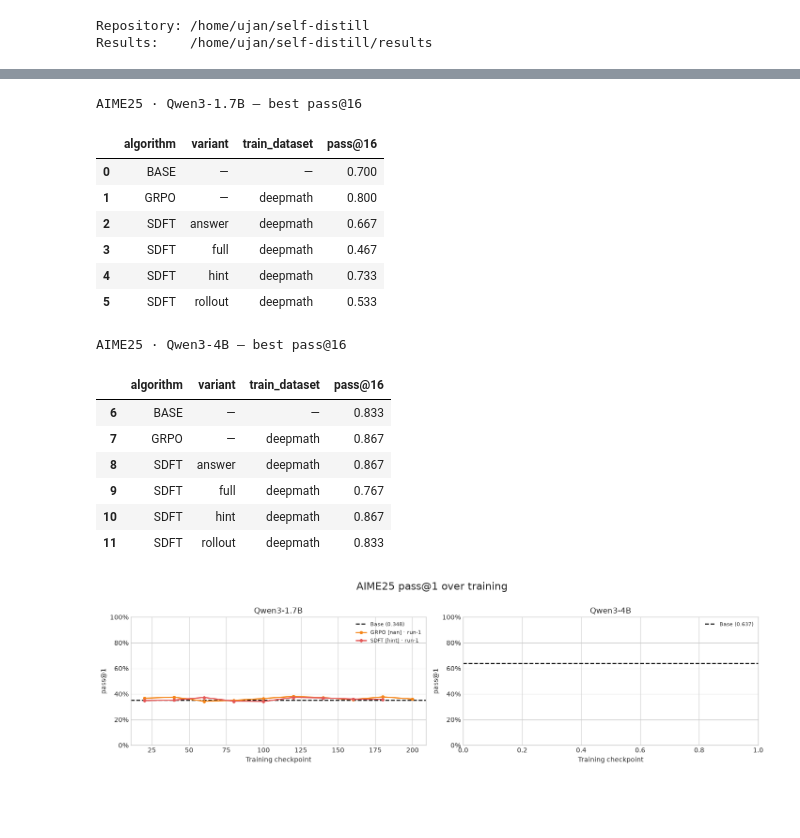
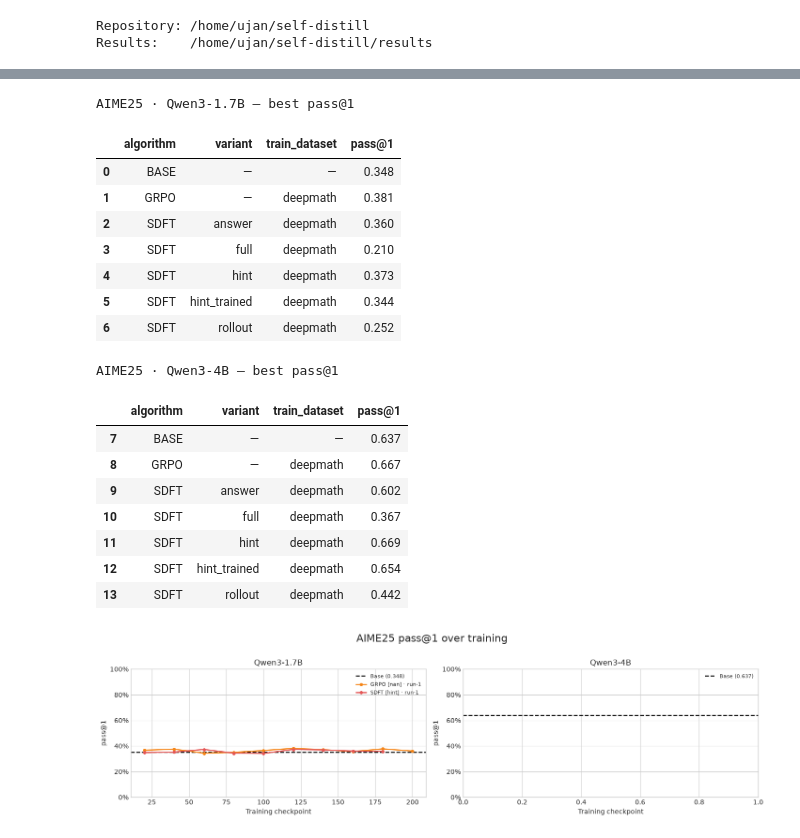
Before and after one commit to tatami-galaxy/self-distill, a Jupyter notebook: eval/viz/results_overview.ipynb, the cells around one changed output, grey strips where cells are left out. Drawn from its saved outputs; the diff is of its cells as text; code cells hidden in the pictures; blank space fills up the shorter version.

```diff
--- a/eval/viz/results_overview.ipynb
+++ b/eval/viz/results_overview.ipynb
@@ -179,5 +179,5 @@ Loaded 102 AIME25 summaries across 2 models.
 # %%
-AIME_BEST_K = 16  # Choose 1, 8, or 16.
+AIME_BEST_K = 1  # Choose 1, 8, or 16.
 AIME_BEST_METRIC = f"pass@{AIME_BEST_K}"
 if AIME_BEST_K not in {1, 8, 16}:
     raise ValueError(f"AIME_BEST_K must be one of 1, 8, or 16; got {AIME_BEST_K}")
@@ -226,49 +226,51 @@ def best_aime_by_algo(frame: pd.DataFrame, metric: str) -> pd.DataFrame:
 aime_best = best_aime_by_algo(aime, AIME_BEST_METRIC)
 for model, model_results in aime_best.groupby("model", sort=True):
     table = model_results[
         [
             "algo", "variant", "run", "step", "train_dataset",
             "pass@1", "pass@8", "pass@16", "schema_version",
         ]
     ].copy()
     table["algorithm"] = table.pop("algo").str.upper()
     for column in ("variant", "run", "train_dataset"):
         table[column] = table[column].fillna("—")
     table = table[
         [
             "algorithm", "variant", "train_dataset",
             f"pass@{AIME_BEST_K}",
         ]
     ]
     display(
         table.style
         .set_caption(f"{AIME_LABEL} · {model} — best {AIME_BEST_METRIC}")
         .format({"pass@1": "{:.3f}", "pass@8": "{:.3f}", "pass@16": "{:.3f}"})
         .set_properties(**{"text-align": "center"})
         .set_table_styles([
             {"selector": "th", "props": [("text-align", "center")]},
         ])
         .background_gradient(
             subset=[AIME_BEST_METRIC], cmap="Blues", vmin=0, vmax=1
         )
     )
 # %% [output]
-AIME25 · Qwen3-1.7B — best pass@16
+AIME25 · Qwen3-1.7B — best pass@1
-|  | algorithm | variant | train_dataset | pass@16 |
-| 0 | BASE | — | — | 0.700 |
-| 1 | GRPO | — | deepmath | 0.800 |
-| 2 | SDFT | answer | deepmath | 0.667 |
-| 3 | SDFT | full | deepmath | 0.467 |
-| 4 | SDFT | hint | deepmath | 0.733 |
-| 5 | SDFT | rollout | deepmath | 0.533 |
+|  | algorithm | variant | train_dataset | pass@1 |
+| 0 | BASE | — | — | 0.348 |
+| 1 | GRPO | — | deepmath | 0.381 |
+| 2 | SDFT | answer | deepmath | 0.360 |
+| 3 | SDFT | full | deepmath | 0.210 |
+| 4 | SDFT | hint | deepmath | 0.373 |
+| 5 | SDFT | hint_trained | deepmath | 0.344 |
+| 6 | SDFT | rollout | deepmath | 0.252 |
-AIME25 · Qwen3-4B — best pass@16
+AIME25 · Qwen3-4B — best pass@1
-|  | algorithm | variant | train_dataset | pass@16 |
-| 6 | BASE | — | — | 0.833 |
-| 7 | GRPO | — | deepmath | 0.867 |
-| 8 | SDFT | answer | deepmath | 0.867 |
-| 9 | SDFT | full | deepmath | 0.767 |
-| 10 | SDFT | hint | deepmath | 0.867 |
-| 11 | SDFT | rollout | deepmath | 0.833 |
+|  | algorithm | variant | train_dataset | pass@1 |
+| 7 | BASE | — | — | 0.637 |
+| 8 | GRPO | — | deepmath | 0.667 |
+| 9 | SDFT | answer | deepmath | 0.602 |
+| 10 | SDFT | full | deepmath | 0.367 |
+| 11 | SDFT | hint | deepmath | 0.669 |
+| 12 | SDFT | hint_trained | deepmath | 0.654 |
+| 13 | SDFT | rollout | deepmath | 0.442 |
 # %%
 ALGO_COLORS = {
     "sft": "#4c78a8",
```
Also changed, not shown: parts of 1 cell of this notebook, 1 other file.
